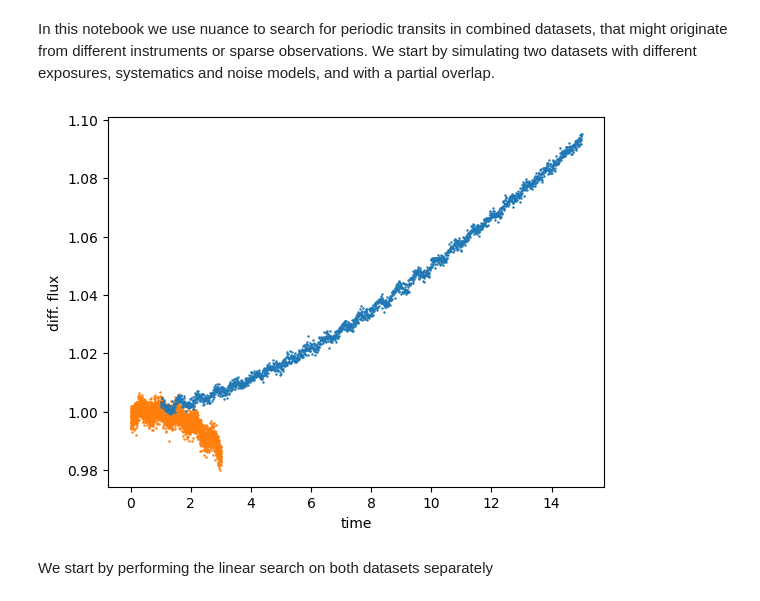
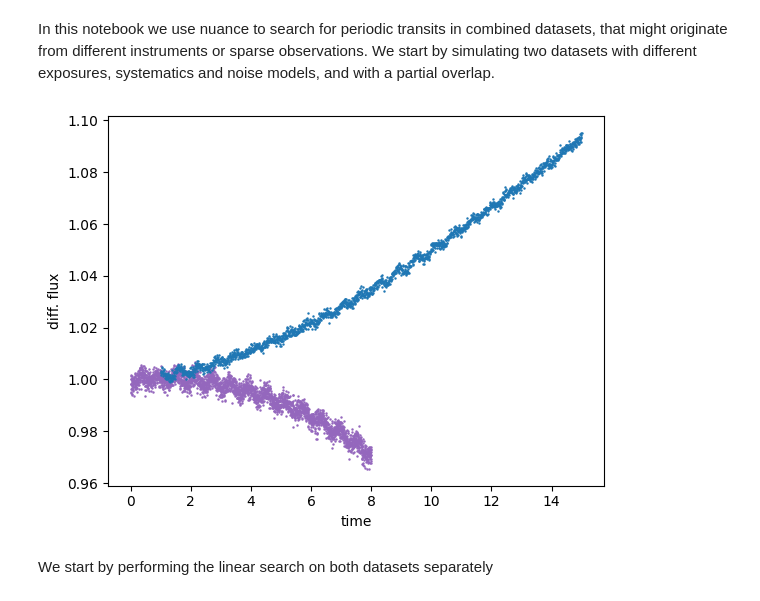
Before and after one commit to lgrcia/nuance, a Jupyter notebook: docs/notebooks/combined.ipynb, the cells around one changed output. Saved outputs shown, nothing was run; the diff lists cells and outputs as text; code cells hidden in the pictures.

```diff
--- a/docs/notebooks/combined.ipynb
+++ b/docs/notebooks/combined.ipynb
@@ -23,25 +11,27 @@ In this notebook we use nuance to search for periodic transits in combined datas
 # %%
 from nuance import Nuance, utils
 import matplotlib.pyplot as plt
 import numpy as np
 
 true = {"t0": 0.2, "D": 0.05, "P": 0.75, "depth": 8e-4}
 
 # observations with different exposures, systematics and noise models
-t = np.linspace(0, 3.0, 3000)
-dataset_0, X0, gp0 = utils.simulated(time=t, **true, error=0.002)
+t = np.linspace(0, 8.0, 3000)
+dataset_0, X0, gp0 = utils.simulated(
+    time=t, **true, error=0.002, w=[1.0, 10e-4, -5e-4, -0.1e-4]
+)
 
 t = np.linspace(1.0, 15.0, 2000)
 dataset_1, X1, gp1 = utils.simulated(
     time=t, **true, w=[1.0, 10e-4, 5e-4, -0.1e-4], error=0.001
 )
 
-plt.plot(dataset_0[0], dataset_0[1], ".", ms=1.5, c="C1")
+plt.plot(dataset_0[0], dataset_0[1], ".", ms=1.5, c="C4")
 plt.plot(dataset_1[0], dataset_1[1], ".", ms=1.5, c="C0")
 plt.ylabel("diff. flux")
 _ = plt.xlabel("time")
 # %% [output]
-[figure, old version]
+[figure, new version]
 # %% [markdown]
 We start by performing the linear search on both datasets separately
 # %%
```
Also changed, not shown: parts of 2 cells of this notebook, 17 other files.
